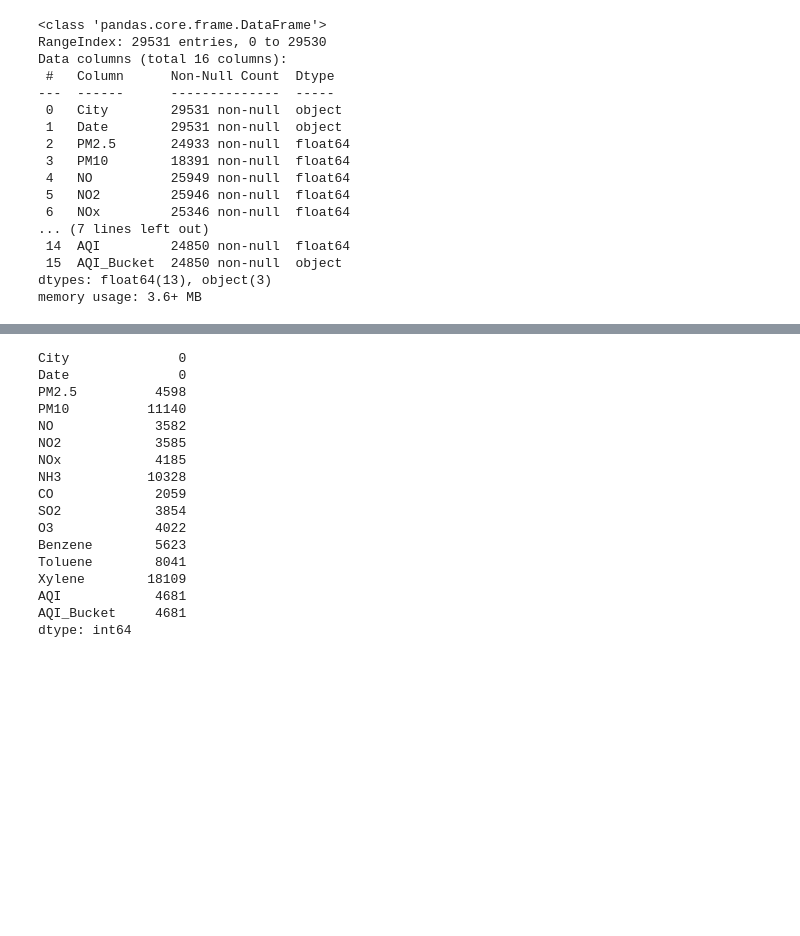
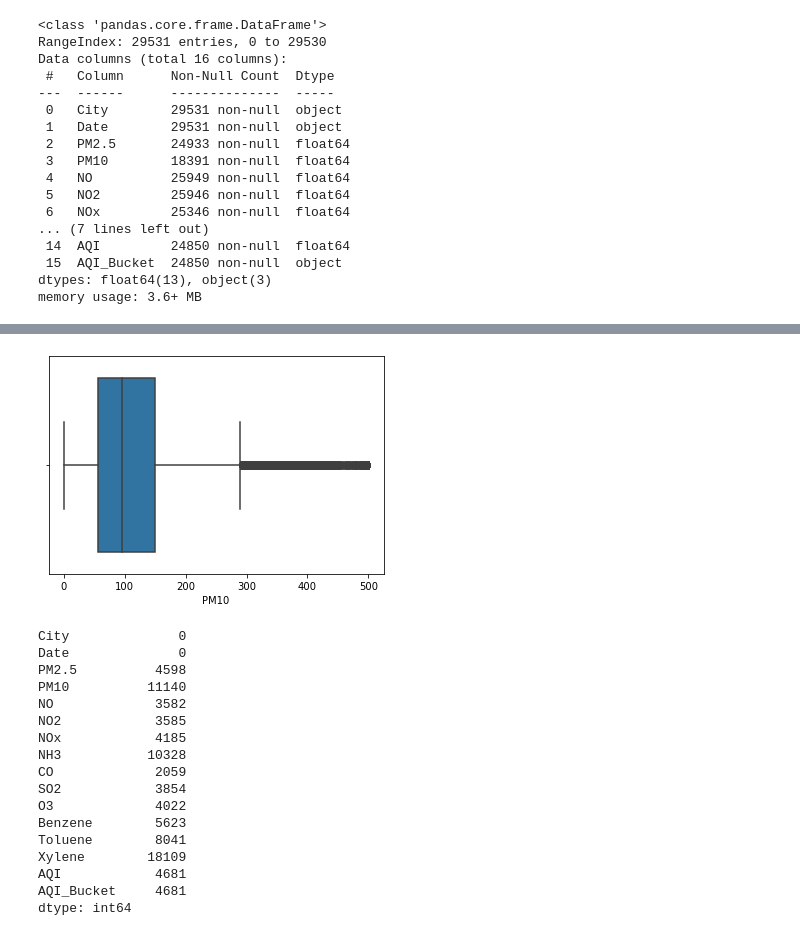
Before and after one commit to majisoubhik01/EDA-of-AQI-India-Dataset-with-Tableau-and-Python, a Jupyter notebook: AQI STS.ipynb, the cells around one changed output, grey strips where cells are left out. Cells and saved outputs as stored; diff of their text form; code cells hidden in the pictures; blank space fills up the shorter version.

```diff
--- a/AQI STS.ipynb
+++ b/AQI STS.ipynb
@@ -35,3 +65,10 @@ memory usage: 3.6+ MB
+# %%
+# To replace any value greater than 500 with 500
+data['PM10'] = np.where(data['PM10'] > 500, 500, data['PM10'])
+# To plot the boxplot after removing outliers
+sns.boxplot(data['PM10']);
+# %% [output]
+[figure, added]
 # %%
 data.isnull().sum()
 # %% [output]
```
Also changed, not shown: parts of 7 cells of this notebook.
